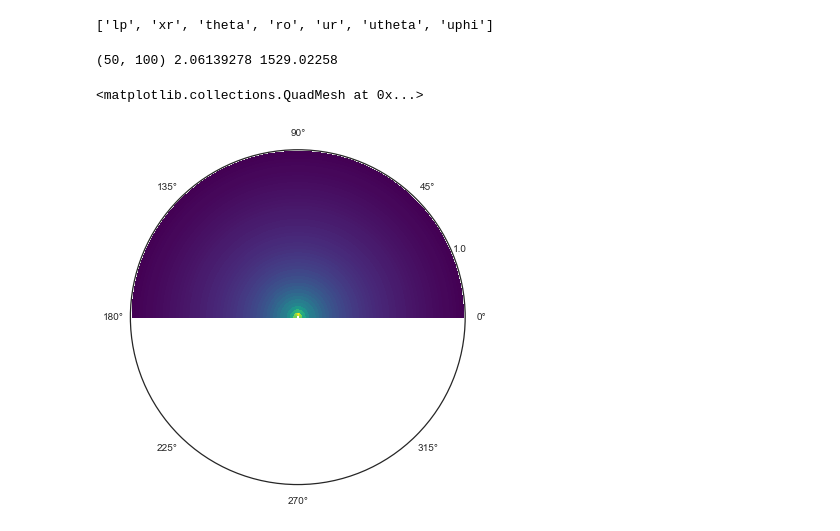
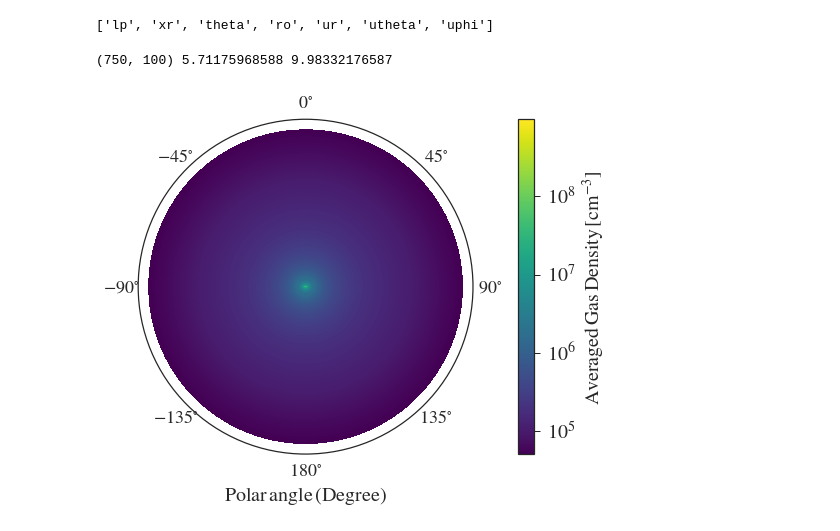
Before and after one commit to yaolun/misc, a Jupyter notebook: TSC/TSC results visualization.ipynb, the cells around one changed output. Cells and saved outputs as stored; diff of their text form; code cells hidden in the pictures.

```diff
--- a/TSC/TSC results visualization.ipynb
+++ b/TSC/TSC results visualization.ipynb
@@ -5,6 +5,13 @@ import matplotlib.pyplot as plt
 from astropy.io import ascii
 import seaborn as sns
 from matplotlib.colors import LogNorm
+import astropy.constants as const
+
+G = const.G.cgs.value
+Omega = 2.528700e-13
+t = 36000.*3600*24*365
+mh = const.m_p.cgs.value+const.m_e.cgs.value
+cs = 0.38e5
 
 sns.set_style("ticks")
 # %%
@@ -17,15 +24,7 @@ print data.colnames
 nxr = len(np.unique(data['xr']))
 ntheta = len(np.unique(data['theta']))
 rho2d = data['ro'].reshape([nxr, ntheta])
-print np.shape(rho2d), rho2d.min(), rho2d.max()
+rho2d = 1/(4*np.pi*G*t**2)*rho2d / mh
+print np.shape(rho2d), np.log10(rho2d.min()), np.log10(rho2d.max())
 # %% [output]
-(50, 100) 2.06139278 1529.02258
+(750, 100) 5.71175968588 9.98332176587
-# %%
-fig = plt.figure(figsize=(8,6))
-ax  = fig.add_subplot(111,projection='polar')
-
-ax.pcolormesh(np.unique(data['theta']), np.unique(data['xr']), rho2d, cmap=plt.cm.viridis,
-              norm=LogNorm(vmin=rho2d.min(),vmax=rho2d.max()))
-# %% [output]
-<matplotlib.collections.QuadMesh at 0x...>
-[figure, removed]
@@ -35,0 +31,27 @@ R_inf = a*tcol
+# %%
+rho2d_exp = np.hstack((rho2d,rho2d,rho2d[:,0:1]))
+theta_exp = np.hstack((np.unique(data['theta'])-np.pi/2, np.unique(data['theta'])+np.pi/2, np.unique(data['theta'])[0]-np.pi/2))
+# %%
+fig = plt.figure(figsize=(8,6))
+ax  = fig.add_subplot(111,projection='polar')
+
+img = ax.pcolormesh(theta_exp, np.unique(data['xr']), rho2d_exp, cmap=plt.cm.viridis,
+              norm=LogNorm(vmin=rho2d.min(),vmax=rho2d.max()))
+ax.set_xticklabels([r'$\rm{90^{\circ}}$',r'$\rm{45^{\circ}}$',r'$\rm{0^{\circ}}$',r'$\rm{-45^{\circ}}$',\
+                    r'$\rm{-90^{\circ}}$',r'$\rm{-135^{\circ}}$',r'$\rm{180^{\circ}}$',r'$\rm{135^{\circ}}$'])
+ax.set_xlabel(r'$\rm{Polar\,angle\,(Degree)}$',fontsize=20)
+ax.set_yticks([])
+ax.tick_params(labelsize=18)
+cb = fig.colorbar(img, pad=0.1)
+cb.ax.set_ylabel(r'$\rm{Averaged\,Gas\,Density\,[cm^{-3}]}$',fontsize=20)
+
+# lower density ticks
+cb.set_ticks([1e5,1e6,1e7,1e8,1e9])
+cb.set_ticklabels([r'$\rm{10^{5}}$',r'$\rm{10^{6}}$',r'$\rm{10^{7}}$',r'$\rm{10^{8}}$',r'$\rm{\geq 10^{9}}$'])
+
+cb_obj = plt.getp(cb.ax.axes, 'yticklabels')
+plt.setp(cb_obj,fontsize=20)
+
+fig.savefig('/Users/yaolun/test/tsc_density.png', format='png', dpi=300, bbox_inches='tight')
+# %% [output]
+[figure, added]
```
Also changed, not shown: parts of 7 cells of this notebook, 15 other files.
